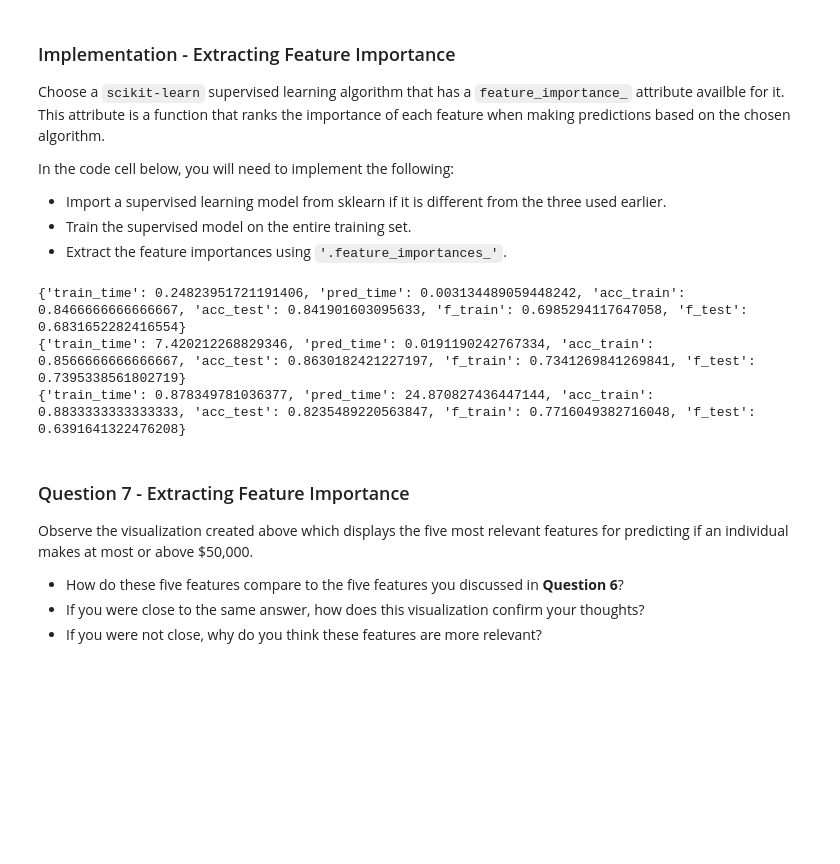
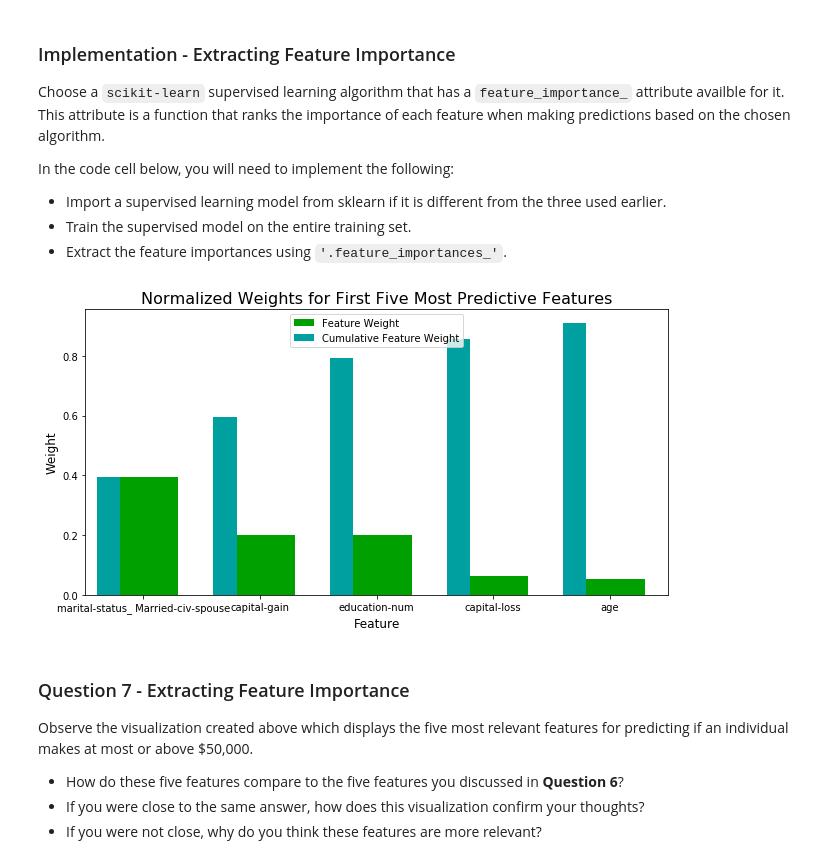
Before and after one commit to brendalf/finding-donors, a Jupyter notebook: finding_donors.ipynb, the cells around one changed output. Drawn from its saved outputs; the diff is of its cells as text; code cells hidden in the pictures; blank space fills up the shorter version.

```diff
--- a/finding_donors.ipynb
+++ b/finding_donors.ipynb
@@ -609,23 +609,18 @@ In the code cell below, you will need to implement the following:
  - Extract the feature importances using `'.feature_importances_'`.
 # %%
 # TODO: Import a supervised learning model that has 'feature_importances_'
-print(results['LogisticRegression'][2])
-print(results['GradientBoostingClassifier'][2])
-print(results['KNeighborsClassifier'][2])
 
 # TODO: Train the supervised model on the training set using .fit(X_train, y_train)
-#model = GradientBoostingClassifier(random_state=42)
-#model.fit(X_train, y_train)
+model = GradientBoostingClassifier(random_state=42)
+model.fit(X_train, y_train)
 
 # TODO: Extract the feature importances using .feature_importances_
-#importances = model.feature_importances_
+importances = model.feature_importances_
 
 # Plot
-#vs.feature_plot(importances, X_train, y_train)
+vs.feature_plot(importances, X_train, y_train)
 # %% [output]
-{'train_time': 0.24823951721191406, 'pred_time': 0.003134489059448242, 'acc_train': 0.8466666666666667, 'acc_test': 0.841901603095633, 'f_train': 0.6985294117647058, 'f_test': 0.6831652282416554}
-{'train_time': 7.420212268829346, 'pred_time': 0.0191190242767334, 'acc_train': 0.8566666666666667, 'acc_test': 0.8630182421227197, 'f_train': 0.7341269841269841, 'f_test': 0.7395338561802719}
-{'train_time': 0.878349781036377, 'pred_time': 24.870827436447144, 'acc_train': 0.8833333333333333, 'acc_test': 0.8235489220563847, 'f_train': 0.7716049382716048, 'f_test': 0.6391641322476208}
+[figure, added]
 # %% [markdown]
 ### Question 7 - Extracting Feature Importance
 
```
Also changed, not shown: parts of 9 cells of this notebook, 1 other file.
